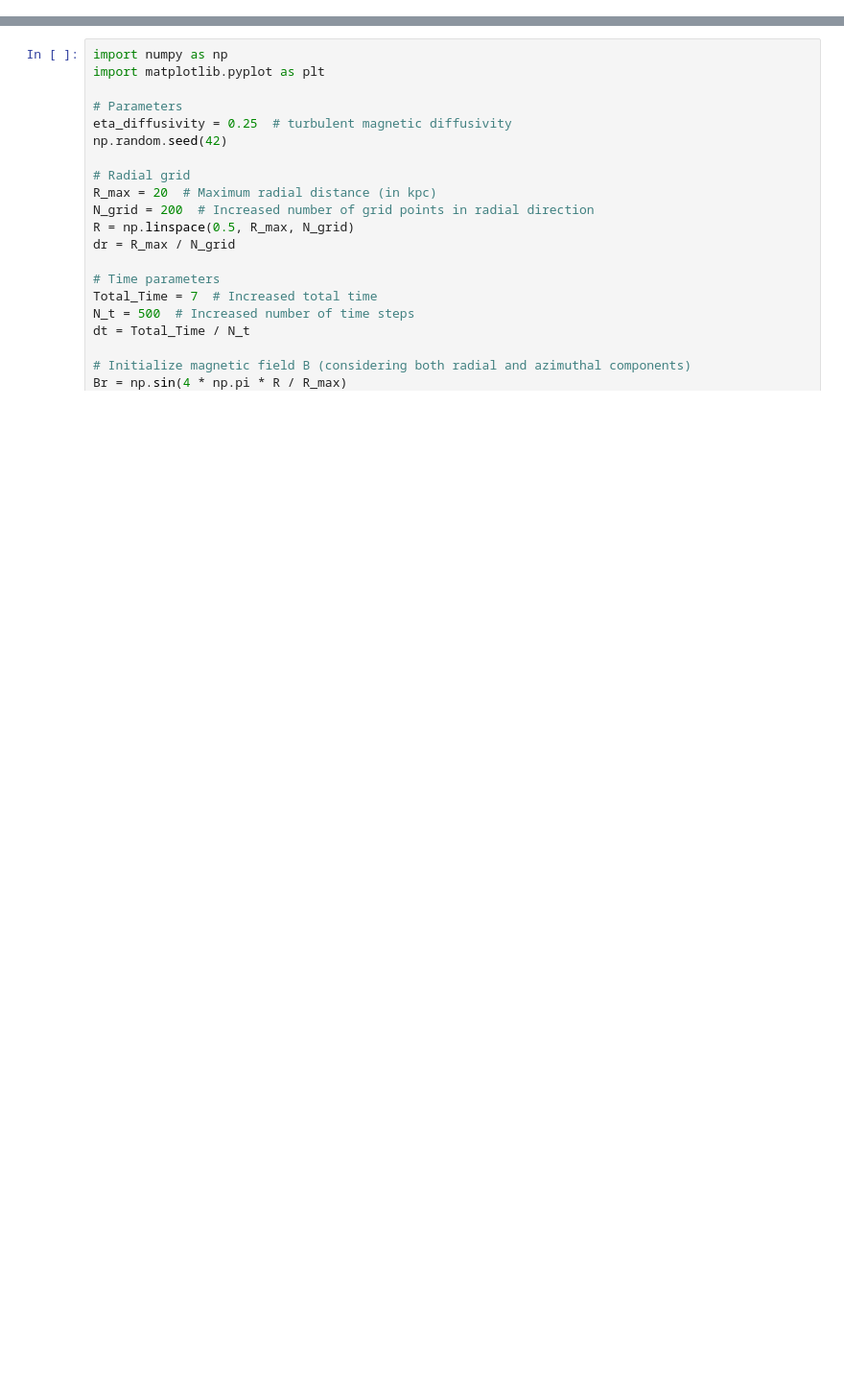
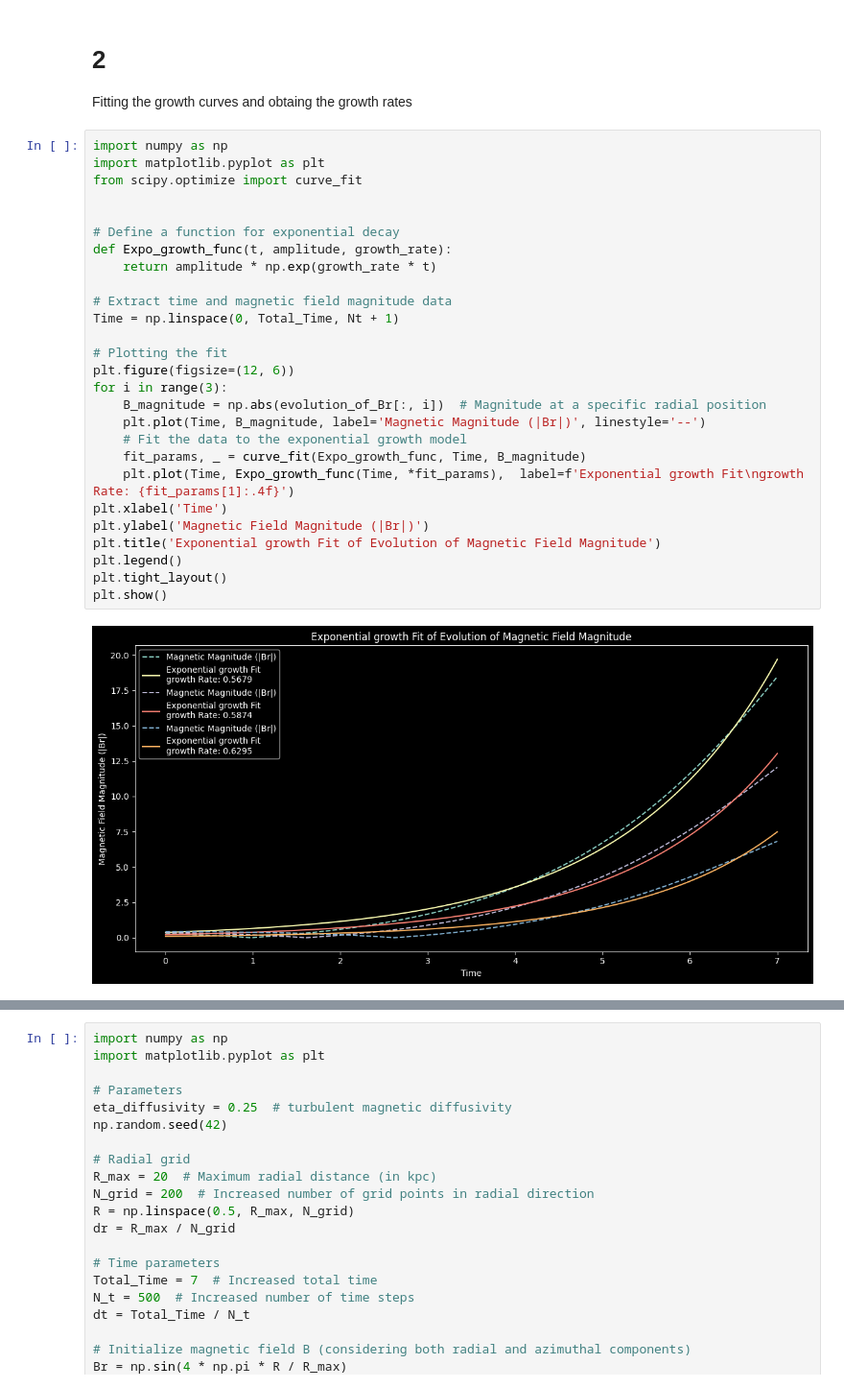
Before and after one commit to SohamMaji31072001/Galaxy-Dynamo-Simulations, a Jupyter notebook: task2.ipynb, the cells around one changed output, grey strips where cells are left out. Shown at 96% size. Drawn from its saved outputs; the diff is of its cells as text; blank space fills up the shorter version.

```diff
--- a/task2.ipynb
+++ b/task2.ipynb
@@ -120,0 +106,32 @@ array([-0.5724334 , -0.72340891, -0.85708168, -0.96899491, -1.05810543,
+# %% [markdown]
+# 2
+Fitting the growth curves and obtaing the growth rates
+# %%
+import numpy as np
+import matplotlib.pyplot as plt
+from scipy.optimize import curve_fit
+
+
+# Define a function for exponential decay
+def Expo_growth_func(t, amplitude, growth_rate):
+    return amplitude * np.exp(growth_rate * t)
+
+# Extract time and magnetic field magnitude data
+Time = np.linspace(0, Total_Time, Nt + 1)
+
+# Plotting the fit
+plt.figure(figsize=(12, 6))
+for i in range(3):
+    B_magnitude = np.abs(evolution_of_Br[:, i])  # Magnitude at a specific radial position
+    plt.plot(Time, B_magnitude, label='Magnetic Magnitude (|Br|)', linestyle='--')
+    # Fit the data to the exponential growth model
+    fit_params, _ = curve_fit(Expo_growth_func, Time, B_magnitude)
+    plt.plot(Time, Expo_growth_func(Time, *fit_params),  label=f'Exponential growth Fit\ngrowth Rate: {fit_params[1]:.4f}')
+plt.xlabel('Time')
+plt.ylabel('Magnetic Field Magnitude (|Br|)')
+plt.title('Exponential growth Fit of Evolution of Magnetic Field Magnitude')
+plt.legend()
+plt.tight_layout()
+plt.show()
+# %% [output]
+[figure, added]
```
Also changed, not shown: parts of 7 cells of this notebook.
